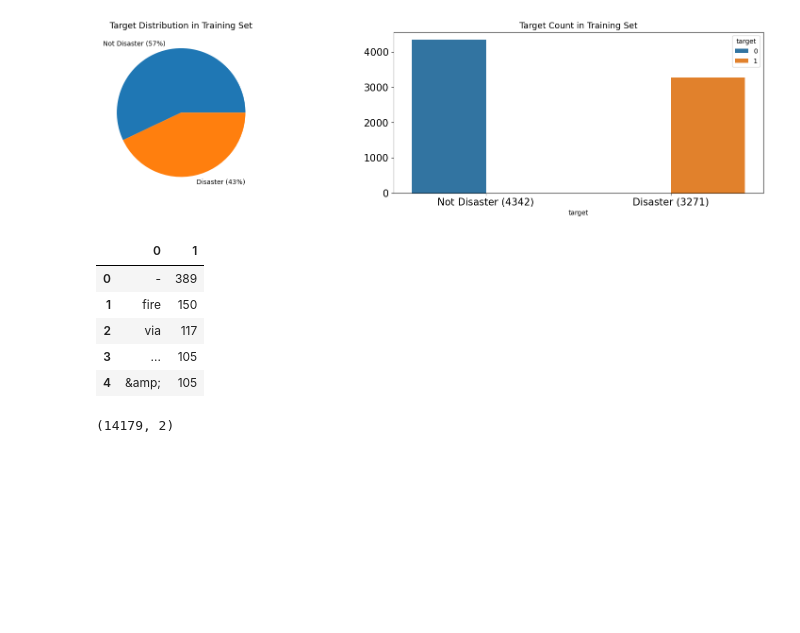
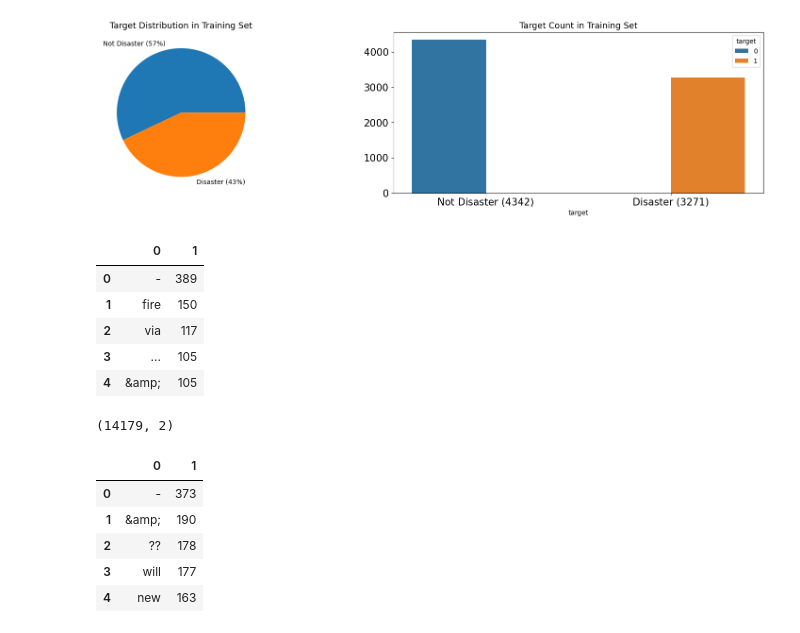
Before and after one commit to plthiyagu/Real-or-Not-NLP-with-Disaster-Tweets, a Jupyter notebook: My Real or Not? NLP Notebook.ipynb, the cells around one changed output. Saved outputs shown, nothing was run; the diff lists cells and outputs as text; code cells hidden in the pictures; blank space fills up the shorter version.

```diff
--- a/My Real or Not? NLP Notebook.ipynb
+++ b/My Real or Not? NLP Notebook.ipynb
@@ -395,6 +395,15 @@ df_disaster_unigrams.head()
 df_disaster_unigrams.shape
 # %% [output]
 (14179, 2)
+# %%
+df_nondisaster_unigrams.head()
+# %% [output]
+|  | 0 | 1 |
+| 0 | - | 373 |
+| 1 | &amp; | 190 |
+| 2 | ?? | 178 |
+| 3 | will | 177 |
+| 4 | new | 163 |
 # %%
 # Bigrams
 disaster_bigrams = defaultdict(int)
```
Also changed, not shown: parts of 3 cells of this notebook.
